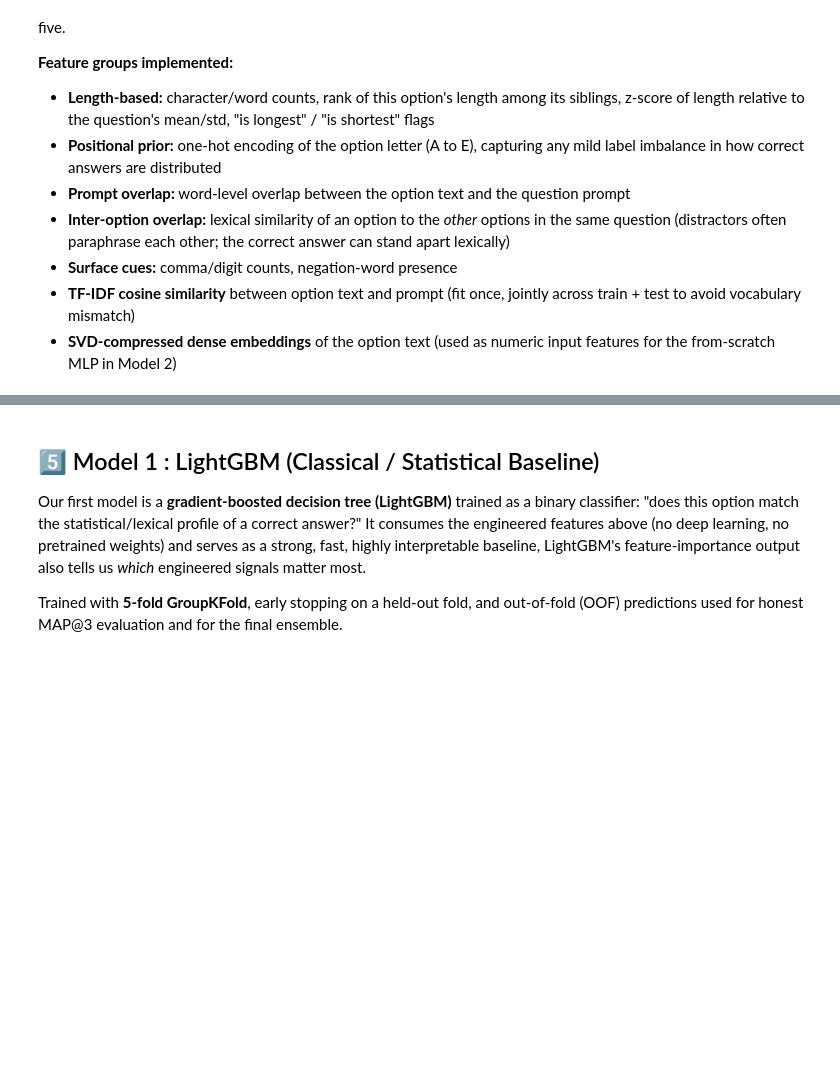
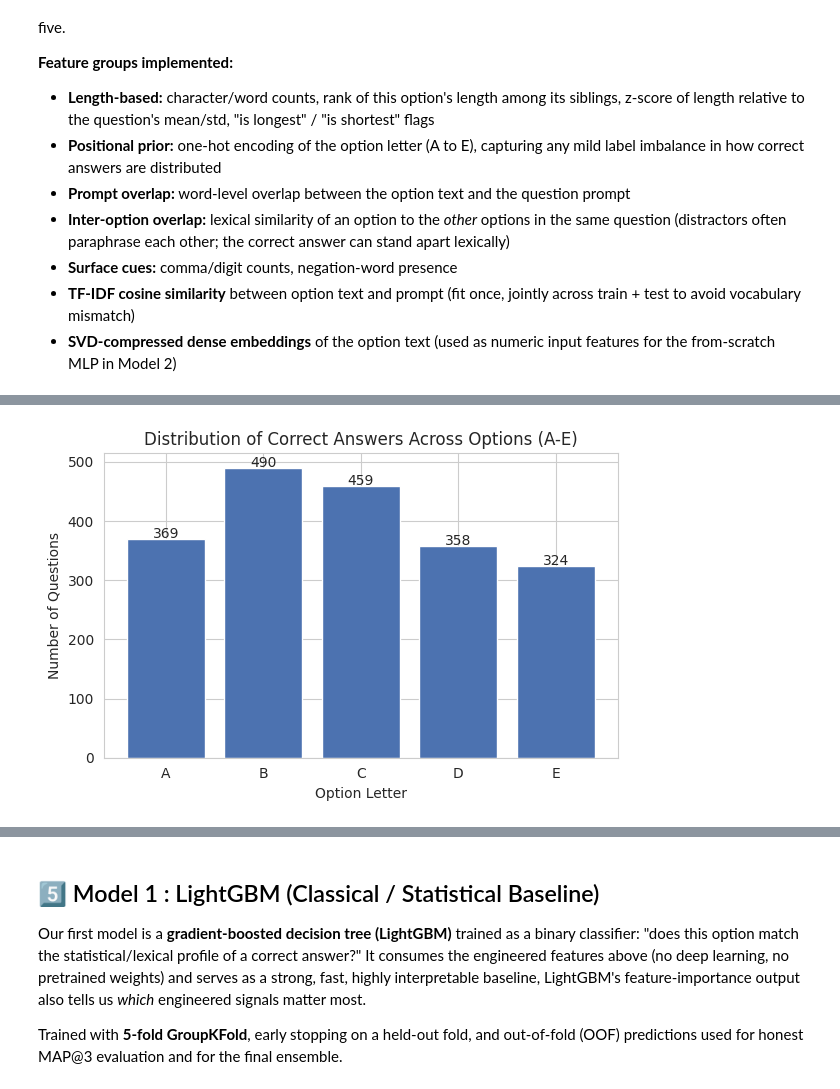
Before and after one commit to Shamanth-V/DL-and-GenAI-Project, a Jupyter notebook: dl-23f2004250-notebook-t22026.ipynb, the cells around one changed output, grey strips where cells are left out. Saved outputs shown, nothing was run; the diff lists cells and outputs as text; code cells hidden in the pictures; blank space fills up the shorter version.

```diff
--- a/dl-23f2004250-notebook-t22026.ipynb
+++ b/dl-23f2004250-notebook-t22026.ipynb
@@ -425,0 +369,12 @@ def build_tfidf_features(train_long, test_long, n_svd=64):
+# %%
+import matplotlib.pyplot as plt
+import seaborn as sns
+sns.set_style("whitegrid")
+
+train_wide, test_wide = load_data()
+
+print("Train shape:", train_wide.shape)
+print("Test shape :", test_wide.shape)
+print("\nMissing values (train):\n", train_wide.isnull().sum())
+print("\nMissing values (test):\n", test_wide.isnull().sum())
+train_wide.head()
@@ -425,0 +405,16 @@ def build_tfidf_features(train_long, test_long, n_svd=64):
+# %%
+import matplotlib.pyplot as plt
+
+fig, ax = plt.subplots(figsize=(6, 4))
+counts = train_wide["answer"].value_counts().sort_index()
+ax.bar(counts.index, counts.values, color="#4C72B0")
+ax.set_xlabel("Option Letter")
+ax.set_ylabel("Number of Questions")
+ax.set_title("Distribution of Correct Answers Across Options (A-E)")
+for i, v in enumerate(counts.values):
+    ax.text(i, v + 2, str(v), ha="center")
+plt.tight_layout()
+plt.savefig("class_balance.png", dpi=150)
+plt.show()
+# %% [output]
+[figure, added]
```
Also changed, not shown: parts of 17 cells of this notebook.
